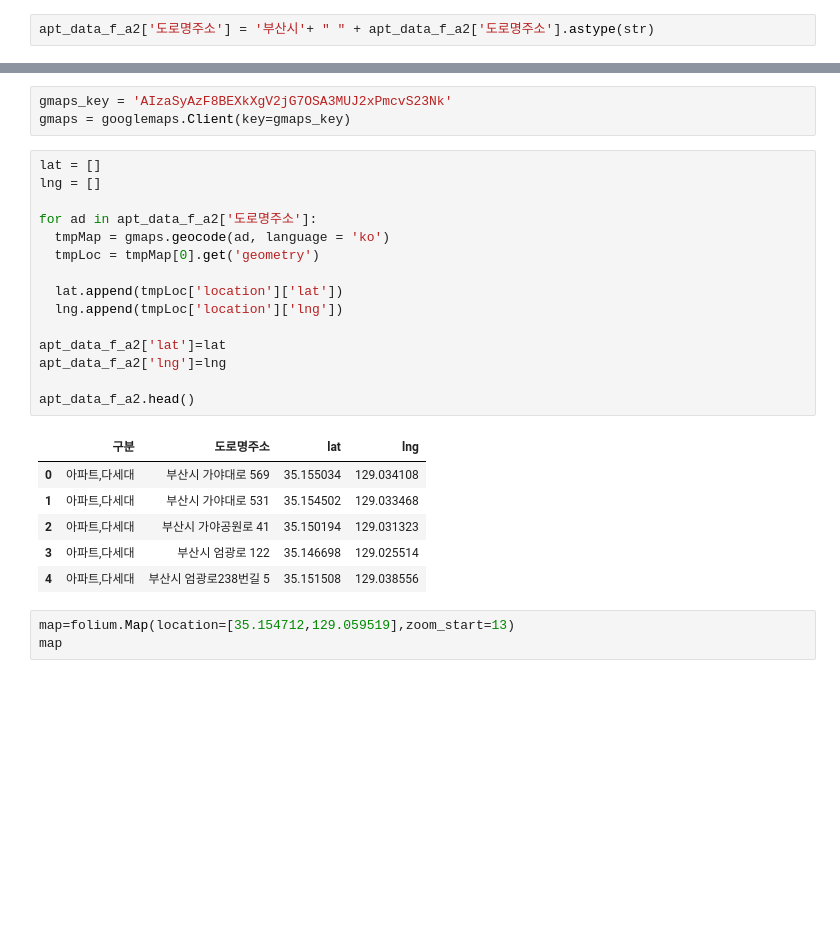
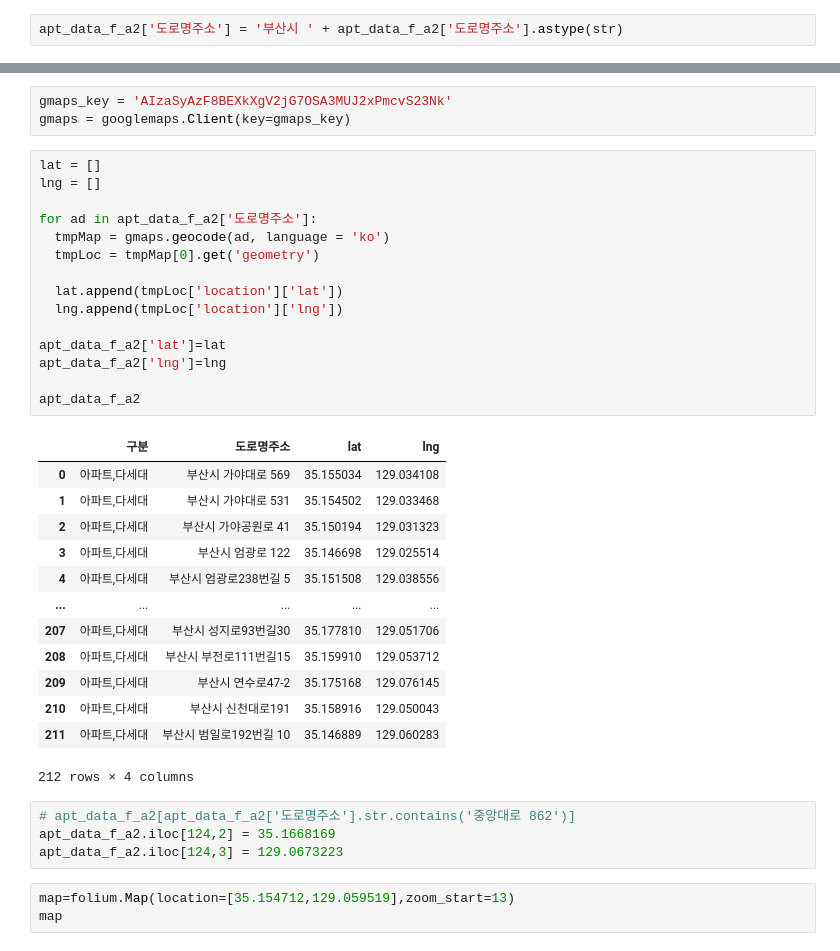
Before and after one commit to Hu-GE2022/artData, a Jupyter notebook: Clustering.ipynb, the cells around one changed output, grey strips where cells are left out. Cells and saved outputs as stored; diff of their text form; blank space fills up the shorter version.

```diff
--- a/Clustering.ipynb
+++ b/Clustering.ipynb
@@ -210,7 +210,7 @@ Data columns (total 2 columns):
 dtypes: object(2)
 memory usage: 3.4+ KB
 # %%
-apt_data_f_a2['도로명주소'] = '부산시'+ " " + apt_data_f_a2['도로명주소'].astype(str)
+apt_data_f_a2['도로명주소'] = '부산시 ' + apt_data_f_a2['도로명주소'].astype(str)
 # %%
 apt_data_f_a2['도로명주소']
 # %% [output]
@@ -232,25 +232,36 @@ gmaps = googlemaps.Client(key=gmaps_key)
 # %%
 lat = []
 lng = []
 
 for ad in apt_data_f_a2['도로명주소']:
   tmpMap = gmaps.geocode(ad, language = 'ko')
   tmpLoc = tmpMap[0].get('geometry')
 
   lat.append(tmpLoc['location']['lat'])
   lng.append(tmpLoc['location']['lng'])
 
 apt_data_f_a2['lat']=lat
 apt_data_f_a2['lng']=lng
 
-apt_data_f_a2.head()
+apt_data_f_a2
 # %% [output]
 |  | 구분 | 도로명주소 | lat | lng |
 | 0 | 아파트,다세대 | 부산시 가야대로 569 | 35.155034 | 129.034108 |
 | 1 | 아파트,다세대 | 부산시 가야대로 531 | 35.154502 | 129.033468 |
 | 2 | 아파트,다세대 | 부산시 가야공원로 41 | 35.150194 | 129.031323 |
 | 3 | 아파트,다세대 | 부산시 엄광로 122 | 35.146698 | 129.025514 |
 | 4 | 아파트,다세대 | 부산시 엄광로238번길 5 | 35.151508 | 129.038556 |
+| ... | ... | ... | ... | ... |
+| 207 | 아파트,다세대 | 부산시 성지로93번길30 | 35.177810 | 129.051706 |
+| 208 | 아파트,다세대 | 부산시 부전로111번길15 | 35.159910 | 129.053712 |
+| 209 | 아파트,다세대 | 부산시 연수로47-2 | 35.175168 | 129.076145 |
+| 210 | 아파트,다세대 | 부산시 신천대로191 | 35.158916 | 129.050043 |
+| 211 | 아파트,다세대 | 부산시 범일로192번길 10 | 35.146889 | 129.060283 |
+212 rows × 4 columns
+# %%
+# apt_data_f_a2[apt_data_f_a2['도로명주소'].str.contains('중앙대로 862')]
+apt_data_f_a2.iloc[124,2] = 35.1668169
+apt_data_f_a2.iloc[124,3] = 129.0673223
 # %%
 map=folium.Map(location=[35.154712,129.059519],zoom_start=13)
 map
```
Also changed, not shown: parts of 1 cell of this notebook, 1 other file.
